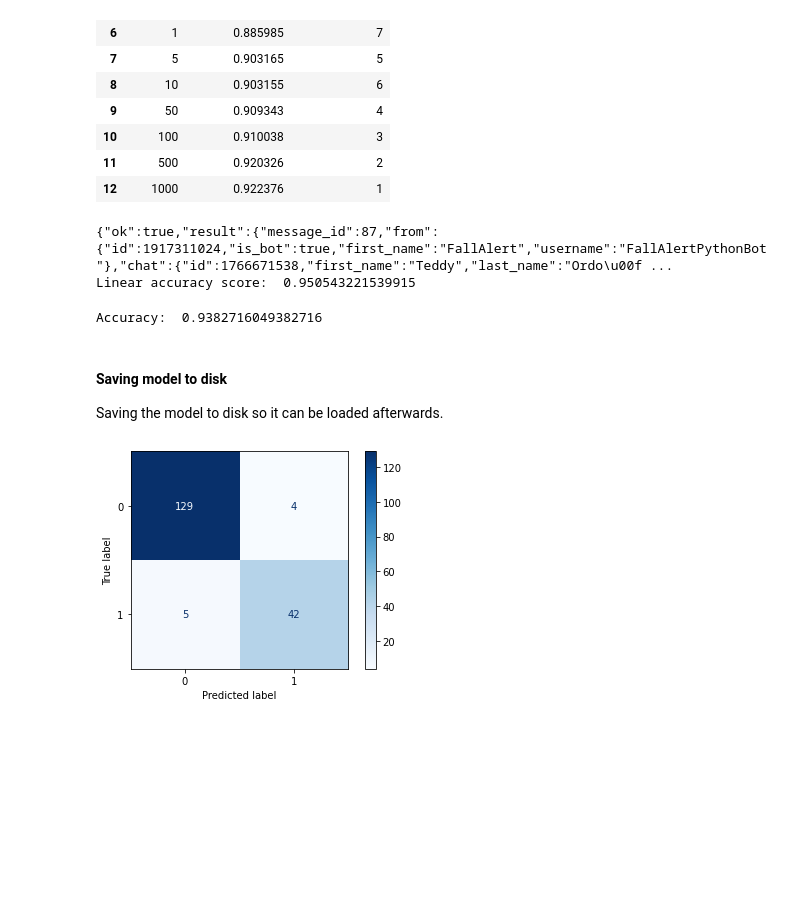
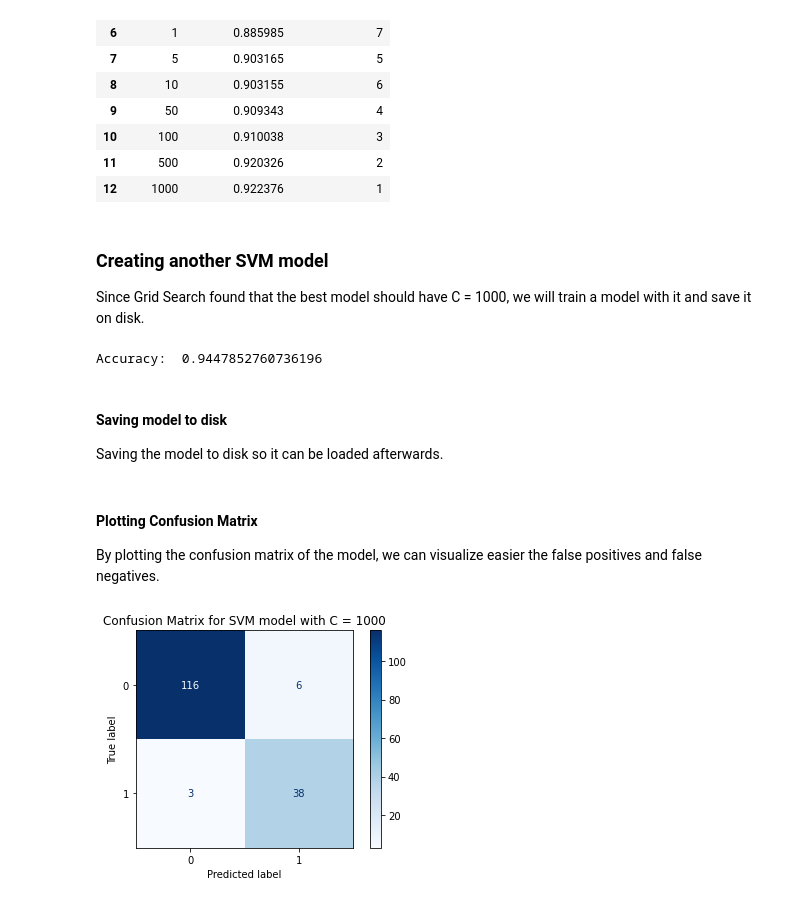
Before and after one commit to teddsords/Fall-Detection-and-Notification-System, a Jupyter notebook: SVM Models.ipynb, the cells around one changed output. Cells and saved outputs as stored; diff of their text form; code cells hidden in the pictures; blank space fills up the shorter version.

Commit message:
Testing Subject Out model with random subjects

```diff
--- a/SVM Models.ipynb
+++ b/SVM Models.ipynb
@@ -93,10 +95,10 @@ Choosing the best SVM kernel. The kernel can be Linear, Polynomial, Radial Basis
 # %%
-clf_lin_1 = SVC(kernel='linear', C=1)          # Parameter tuning is needed to get better results
+clf = SVC(kernel='linear')          # Parameter tuning is needed to get better results
 # %% [markdown]
 #### Using tain test split
 
 This function will help us to create a separate pandas DataFrame for testing the end result. So we are separating 10% of the data into a test set. With this we will be using the other 90% for training and validating our models.
 # %%
-X, X_test, y, y_test = train_test_split(X, y, test_size=0.1, train_size=0.9, random_state=17, stratify=y)
-X.shape, X_test.shape
+X_rem, X_test, y_rem, y_test = train_test_split(X, y, test_size=0.1, train_size=0.9, random_state=10, stratify=y)
+X_rem.shape, X_test.shape
 # %% [output]
@@ -108,20 +110,17 @@ Since we are using a K-Fold Cross Validation approach, we have to use KFold to c
 
 By using StratifiedKFold we make sure that the output class is evenly distribuited through each fold. So this means that they are smaller chances of having only Falls in on set.
 # %%
-scores_lin_1 = []
+scores_linear_1 = []
 
-k_fold = StratifiedKFold(n_splits=10,shuffle=True, random_state=17)      # Creating a Stratifiedd K fold object
+k_fold = StratifiedKFold(n_splits=10,shuffle=True, random_state=42)      # Creating a Stratifiedd K fold object
 # This loop can be done with one line of code using cross_val_score
-for train_index, val_index in k_fold.split(X, y):                      # Splitting dataset into 10 fold
-    X_train, X_val = X.iloc[train_index], X.iloc[val_index]
-    y_train, y_val = y.iloc[train_index] , y.iloc[val_index]
+for train_index, val_index in k_fold.split(X_rem, y_rem):                      # Splitting dataset into 10 fold
+    X_train, X_val = X_rem.iloc[train_index], X_rem.iloc[val_index]
+    y_train, y_val = y_rem.iloc[train_index] , y_rem.iloc[val_index]
 
-    clf_lin_1.fit(X_train, y_train)
-    scores_lin_1.append(clf_lin_1.score(X_val, y_val))
+    clf.fit(X_train, y_train)
+    scores_linear_1.append(clf.score(X_val, y_val))
 
 broadcast_message(['1766671538'], 'Training is done!')
-print('Linear accuracy score: ', sum(scores_lin_1) / len(scores_lin_1))         # 0.9486 accuracy   Randomstate=17 0.9498 accuracy
-#print('Poly accuracy score: ', sum(scores_poly) / len(scores_poly))        # 0.8138 accuracy
-#print('RBF accuracy score: ', sum(scores_rbf) / len(scores_rbf))           # 0.8757 accuracy
-#print('Sig accuracy score: ', sum(scores_sig) / len(scores_sig))           # 0.6353 accuracy
+print('Linear accuracy score: ', (sum(scores_linear_1) / len(scores_linear_1)*100))         # 0.9486 accuracy   Randomstate=17 0.9498 accuracy
 # %% [output]
@@ -213,30 +215,31 @@ df_grid_results[['param_C', 'mean_test_score', 'rank_test_score']]
 | 10 | 100 | 0.910038 | 3 |
 | 11 | 500 | 0.920326 | 2 |
 | 12 | 1000 | 0.922376 | 1 |
+# %% [markdown]
+### Creating another SVM model
+Since Grid Search found that the best model should have C = 1000, we will train a model with it and save it on disk.
 # %%
 clf_lin_1000 = SVC(kernel='linear', C=1000)
-
+X_rem, X_test, y_rem, y_test = train_test_split(X, y, test_size=0.1, train_size=0.9, random_state=17, stratify=y)
+X_rem.shape, X_test.shape
 scores_lin_1000 = []
 
 k_fold = StratifiedKFold(n_splits=10,shuffle=True, random_state=17)      # Creating a Stratifiedd K fold object
 # This loop can be done with one line of code using cross_val_score
-for train_index, val_index in k_fold.split(X, y):                      # Splitting dataset into 10 fold
-    X_train, X_val = X.iloc[train_index], X.iloc[val_index]
-    y_train, y_val = y.iloc[train_index] , y.iloc[val_index]
+for train_index, val_index in k_fold.split(X_rem, y_rem):                      # Splitting dataset into 10 fold
+    X_train, X_val = X_rem.iloc[train_index], X_rem.iloc[val_index]
+    y_train, y_val = y_rem.iloc[train_index] , y_rem.iloc[val_index]
 
     clf_lin_1000.fit(X_train, y_train)
     scores_lin_1000.append(clf_lin_1000.score(X_val, y_val))
 
 broadcast_message(['1766671538'], 'Training is done!')
 print('Linear accuracy score: ', sum(scores_lin_1000) / len(scores_lin_1000))
-# %% [output]
-{"ok":true,"result":{"message_id":87,"from":{"id":1917311024,"is_bot":true,"first_name":"FallAlert","username":"FallAlertPythonBot"},"chat":{"id":1766671538,"first_name":"Teddy","last_name":"Ordo\u00f ...
-Linear accuracy score:  0.950543221539915
 # %%
 y_predicted_1000 = clf_lin_1000.predict(X_test)       # 0.95      randomstate=17 0.9567 accuracy
 print('Accuracy: ', accuracy_score(y_test, y_predicted_1000))
 # %% [output]
-Accuracy:  0.9382716049382716
+Accuracy:  0.9447852760736196
 # %% [markdown]
 #### Saving model to disk
 
@@ -244,10 +247,15 @@ Saving the model to disk so it can be loaded afterwards.
 # %%
 filename = 'SVM_linear_1000.sav'
 pickle.dump(clf_lin_1000, open(filename, 'wb'))
+# %% [markdown]
+#### Plotting Confusion Matrix
+
+By plotting the confusion matrix of the model, we can visualize easier the false positives and false negatives.
 # %%
-con_mat = confusion_matrix(y_true=y_test, y_pred=y_predicted)
+con_mat = confusion_matrix(y_true=y_test, y_pred=y_predicted_1000)
 disp = ConfusionMatrixDisplay(confusion_matrix=con_mat)
 disp.plot(cmap='Blues')
+plt.title('Confusion Matrix for SVM model with C = 1000')
 plt.show()
 # %% [output]
-[figure, old version]
+[figure, new version]
```
Also changed, not shown: parts of 53 cells of this notebook.
